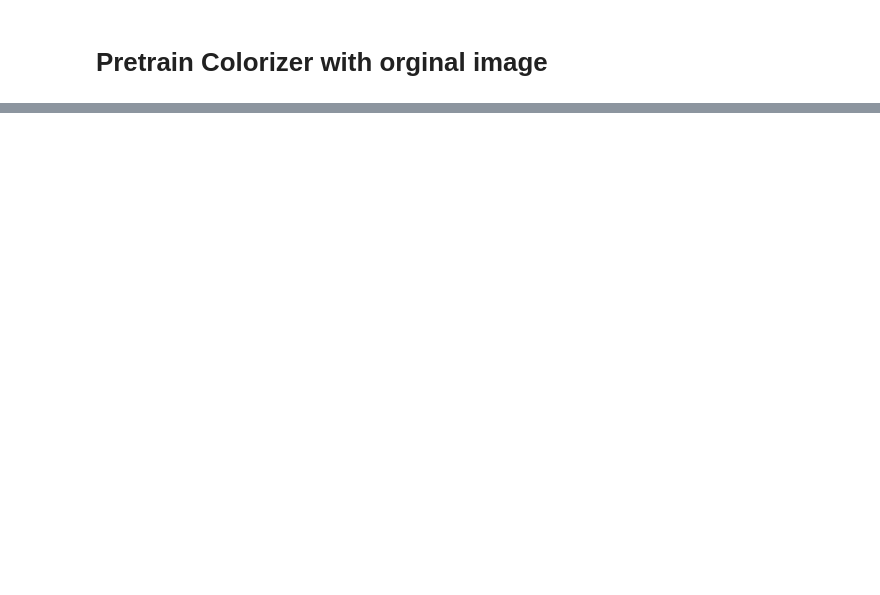
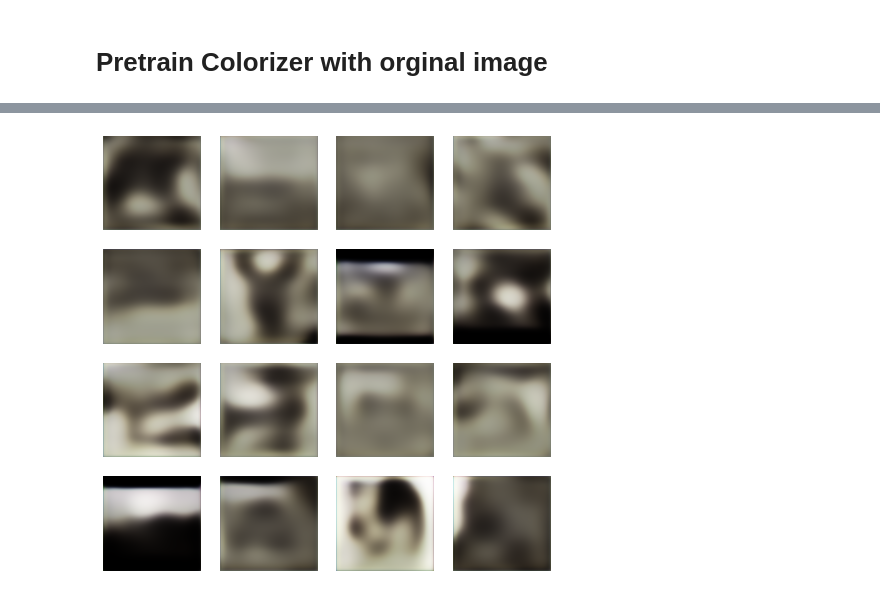
Before and after one commit to TerenceNg03/Colorizer, a Jupyter notebook: Train.ipynb, the cells around one changed output, grey strips where cells are left out. Saved outputs shown, nothing was run; the diff lists cells and outputs as text; code cells hidden in the pictures; blank space fills up the shorter version.

```diff
--- a/Train.ipynb
+++ b/Train.ipynb
@@ -47,0 +66,4 @@ for i in range(n):
+# %%
+visulize(n, dataset_subset, lambda x: mG(T(x).unsqueeze(0))[0])
+# %% [output]
+[figure, added]
```
Also changed, not shown: parts of 10 cells of this notebook, 6 other files.
